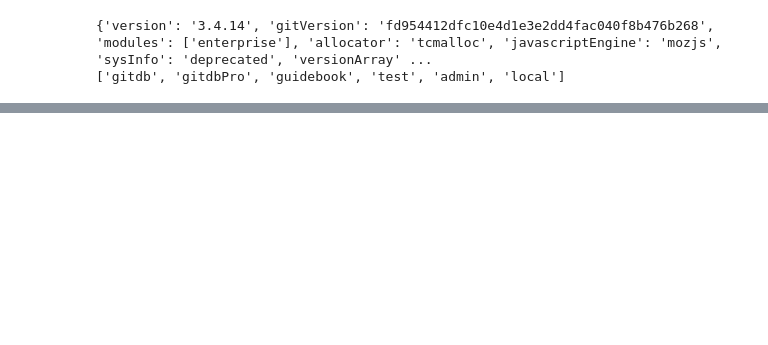
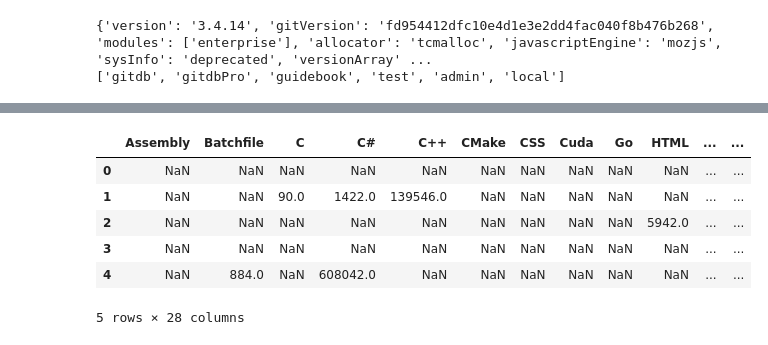
Before and after one commit to wxhan0128/GitHub-Data-Analysis, a Jupyter notebook: languages.ipynb, the cells around one changed output, grey strips where cells are left out. Cells and saved outputs as stored; diff of their text form; code cells hidden in the pictures; blank space fills up the shorter version.

```diff
--- a/languages.ipynb
+++ b/languages.ipynb
@@ -25,0 +95,12 @@ all_langs = langs.distinct('languages')
+# %%
+# filter languages that appears >= 100 times
+df_100 = df.loc[:, df.count()>=100]
+df_100.head()
+# %% [output]
+|  | Assembly | Batchfile | C | C# | C++ | CMake | CSS | Cuda | Go | HTML | ... | ... |
+| 0 | NaN | NaN | NaN | NaN | NaN | NaN | NaN | NaN | NaN | NaN | ... | ... |
+| 1 | NaN | NaN | 90.0 | 1422.0 | 139546.0 | NaN | NaN | NaN | NaN | NaN | ... | ... |
+| 2 | NaN | NaN | NaN | NaN | NaN | NaN | NaN | NaN | NaN | 5942.0 | ... | ... |
+| 3 | NaN | NaN | NaN | NaN | NaN | NaN | NaN | NaN | NaN | NaN | ... | ... |
+| 4 | NaN | 884.0 | NaN | 608042.0 | NaN | NaN | NaN | NaN | NaN | NaN | ... | ... |
+5 rows × 28 columns
```
Also changed, not shown: parts of 12 cells of this notebook.
